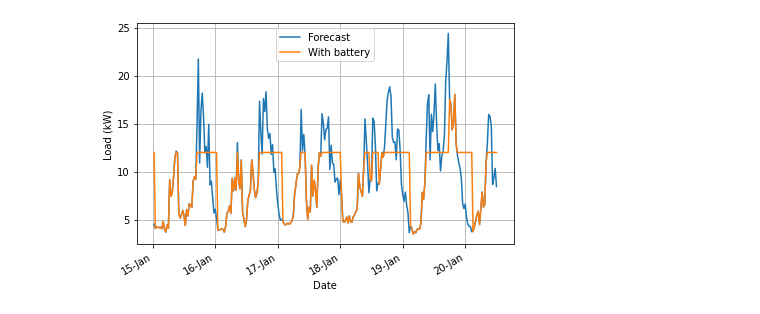
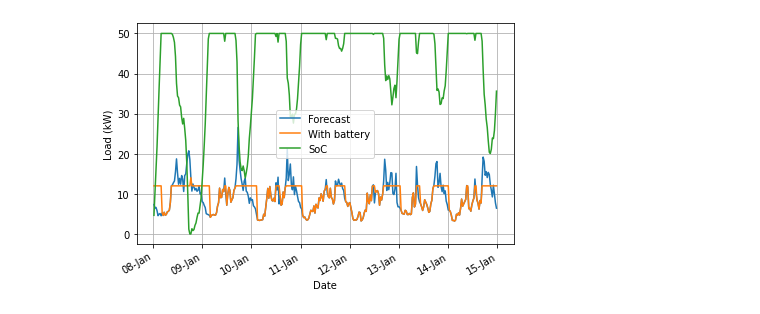
Before and after one commit to stait20/Code, a Jupyter notebook: Fife-data/SetpointController.ipynb, the cells around one changed output. Saved outputs shown, nothing was run; the diff lists cells and outputs as text; code cells hidden in the pictures.

Commit message:
Fixed issue with battery going out of range

```diff
--- a/Fife-data/SetpointController.ipynb
+++ b/Fife-data/SetpointController.ipynb
@@ -28,6 +28,9 @@ for index, value in enumerate(diff):
         if battChargeInst < battCapacity:
             # If its full increase the charge by the difference between load and trigger
             battChargeInst += value
+            # Avoid battery charge going over the maximum
+            if battChargeInst > battCapacity:
+                battChargeInst = battCapacity
             battCharge.append(battChargeInst)
             # Load at that moment will be the trigger value
             load.append(trigger)
@@ -40,33 +43,35 @@ for index, value in enumerate(diff):
         if battChargeInst > 0:
             # If not empty, take charge from battery
             battChargeInst += value
+            if battChargeInst < 0:
+                battChargeInst = 0
             battCharge.append(battChargeInst)
             load.append(trigger)
         else:
             load.append(pers[index])
             battCharge.append(battChargeInst)
 # %%
-l = 336
-h = 600
+l = 0
+h = 335
 
 fig, ax = plt.subplots()
 ax.plot(df["Timestamp"].iloc[l+336:h+336], pers[l:h], label="Forecast")
 ax.plot(df["Timestamp"].iloc[l+336:h+336], load[l:h], label="With battery")
-#ax.plot(df["Timestamp"].iloc[l+336:h+336], battCharge[l:h], label="SoC")
+ax.plot(df["Timestamp"].iloc[l+336:h+336], battCharge[l:h], label="SoC")
 # Major ticks every day
 ax.xaxis.set_major_locator(mdates.DayLocator())
 ax.grid(True)
 # Set labels to day number - month name
 ax.xaxis.set_major_formatter(mdates.DateFormatter('%d-%b'))
-# Rotates and right-aligns the x labels so they don't crowd each other.
+# Rotates and right-aligns the x labels to avoid crowding
 for label in ax.get_xticklabels(which='major'):
     label.set(rotation=30, horizontalalignment='right')
 ax.set_ylabel("Load (kW)")
 ax.set_xlabel("Date")
 ax.legend()
 
 plt.tight_layout()
 #plt.savefig("pers_forecast.jpg", dpi=300, bbox_inches="tight")
 plt.show()
 # %% [output]
-[figure, old version]
+[figure, new version]
```
